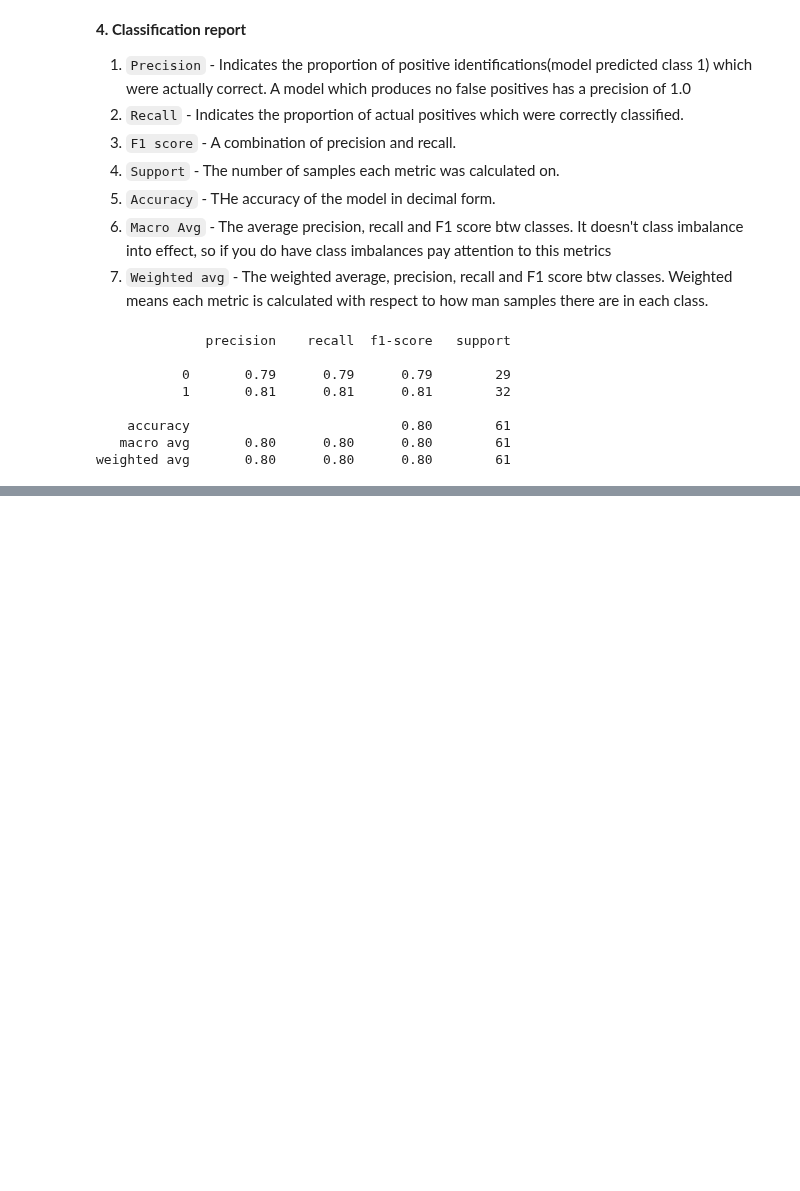
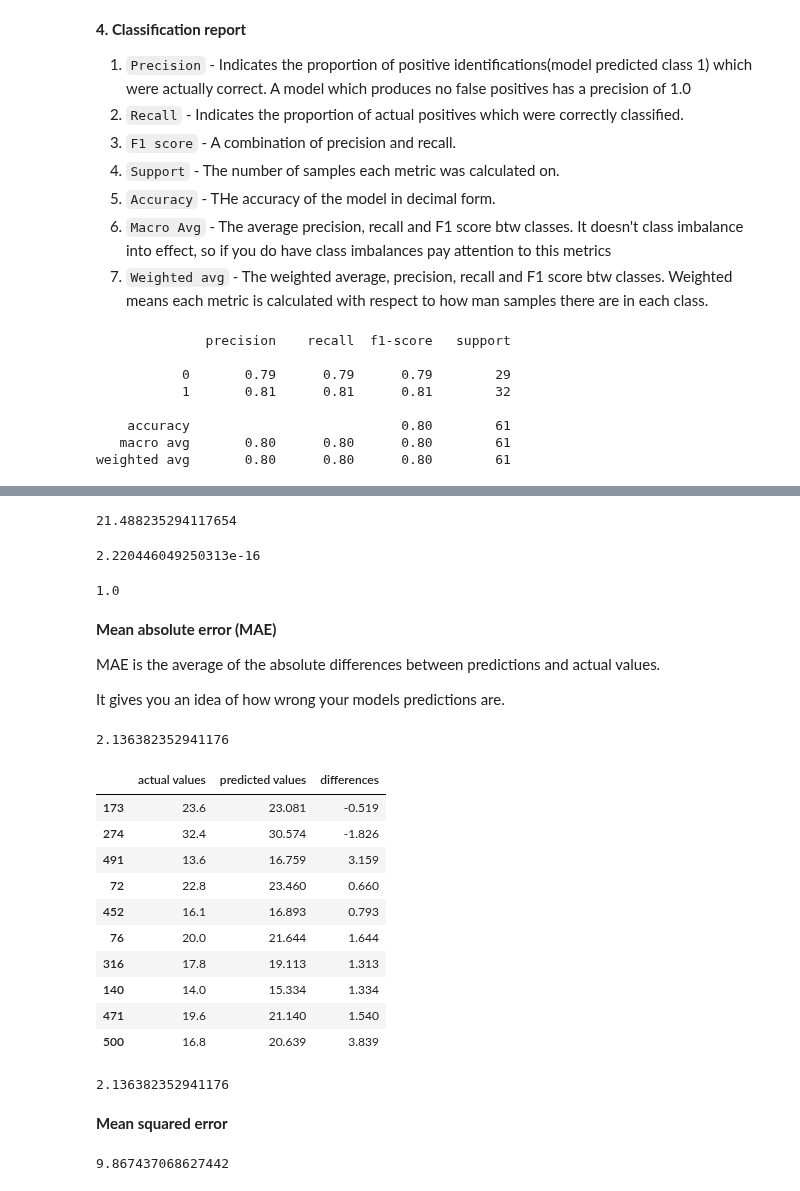
Before and after one commit to Jammal7/Introduction_to_Data_Science, a Jupyter notebook: ZTM/Scikit_Learn/Introduction to Scikit-Learn (sklearn).ipynb, the cells around one changed output, grey strips where cells are left out. Saved outputs shown, nothing was run; the diff lists cells and outputs as text; code cells hidden in the pictures; blank space fills up the shorter version.

```diff
--- a/ZTM/Scikit_Learn/Introduction to Scikit-Learn (sklearn).ipynb
+++ b/ZTM/Scikit_Learn/Introduction to Scikit-Learn (sklearn).ipynb
@@ -1021,0 +1026,12 @@ To summarize classification metrics:
+# %%
+from sklearn.ensemble import RandomForestRegressor
+
+np.random.seed(42)
+
+X = boston_df.drop("target", axis=1)
+y = boston_df["target"]
+
+X_train, X_test, y_train, y_test = train_test_split(X, y, test_size=0.2)
+
+model = RandomForestRegressor()
+model.fit(X_train, y_train)
@@ -1021,0 +1049,60 @@ To summarize classification metrics:
+# %%
+y_test.mean()
+# %% [output]
+21.488235294117654
+# %%
+r2_score(y_test, y_test_mean)
+# %% [output]
+2.220446049250313e-16
+# %%
+r2_score(y_test, y_test)
+# %% [output]
+1.0
+# %% [markdown]
+**Mean absolute error (MAE)**
+
+MAE is the average of the absolute differences between predictions and actual values.
+
+It gives you an idea of how wrong your models predictions are.
+# %%
+# MAE
+from sklearn.metrics import mean_absolute_error
+
+y_preds = model.predict(X_test)
+mae = mean_absolute_error(y_test, y_preds)
+mae
+# %% [output]
+2.136382352941176
+# %%
+df = pd.DataFrame(data={"actual values": y_test,
+                        "predicted values": y_preds})
+df["differences"] = df["predicted values"] - df["actual values"]
+df.head(10)
+# %% [output]
+|  | actual values | predicted values | differences |
+| 173 | 23.6 | 23.081 | -0.519 |
+| 274 | 32.4 | 30.574 | -1.826 |
+| 491 | 13.6 | 16.759 | 3.159 |
+| 72 | 22.8 | 23.460 | 0.660 |
+| 452 | 16.1 | 16.893 | 0.793 |
+| 76 | 20.0 | 21.644 | 1.644 |
+| 316 | 17.8 | 19.113 | 1.313 |
+| 140 | 14.0 | 15.334 | 1.334 |
+| 471 | 19.6 | 21.140 | 1.540 |
+| 500 | 16.8 | 20.639 | 3.839 |
+# %%
+# MAE using formulas and differences
+np.abs(df["differences"]).mean()
+# %% [output]
+2.136382352941176
+# %% [markdown]
+**Mean squared error**
+# %%
+# Mean squared error
+from sklearn.metrics import mean_squared_error
+
+y_preds = model.predict(X_test)
+mse = mean_squared_error(y_test, y_preds)
+mse
+# %% [output]
+9.867437068627442
```
Also changed, not shown: parts of 18 cells of this notebook.
